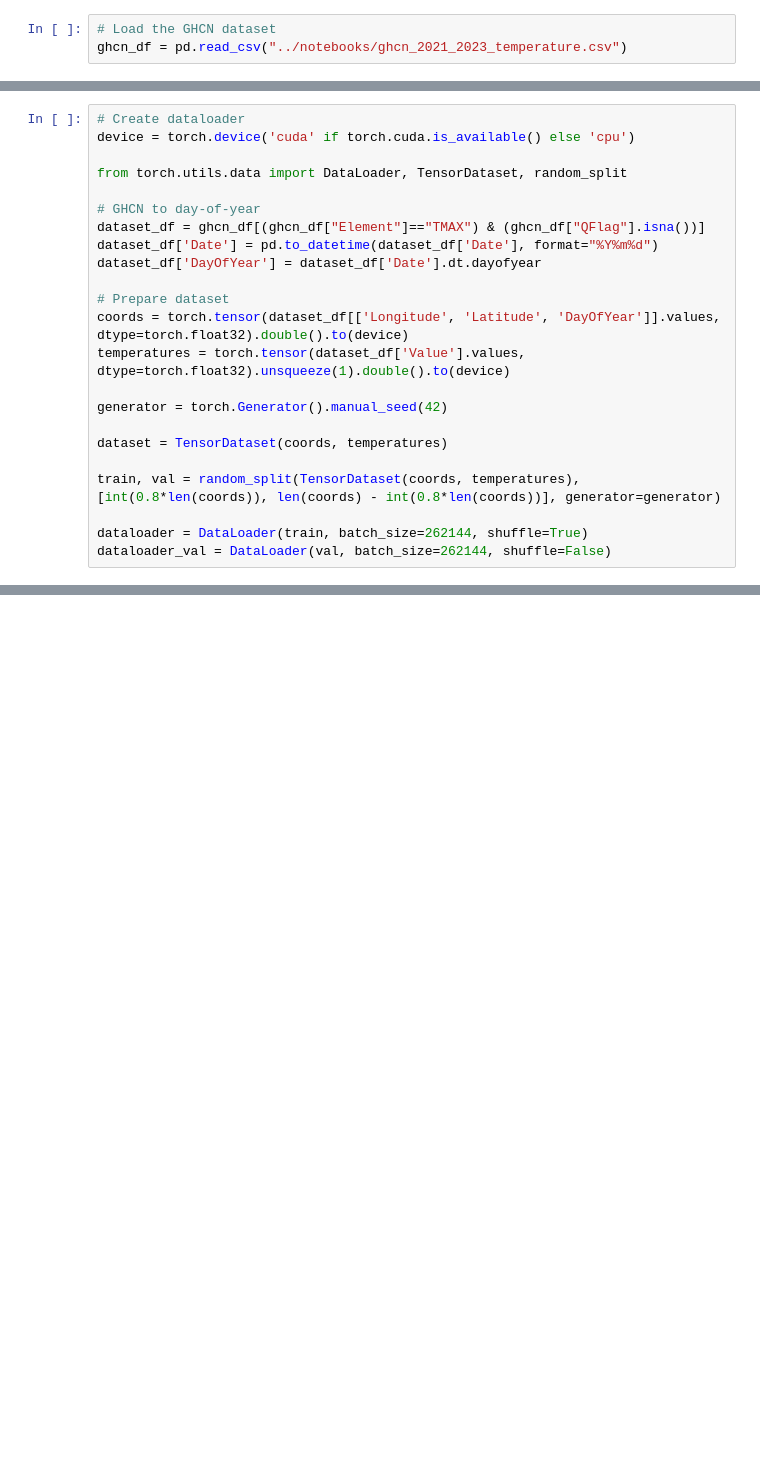
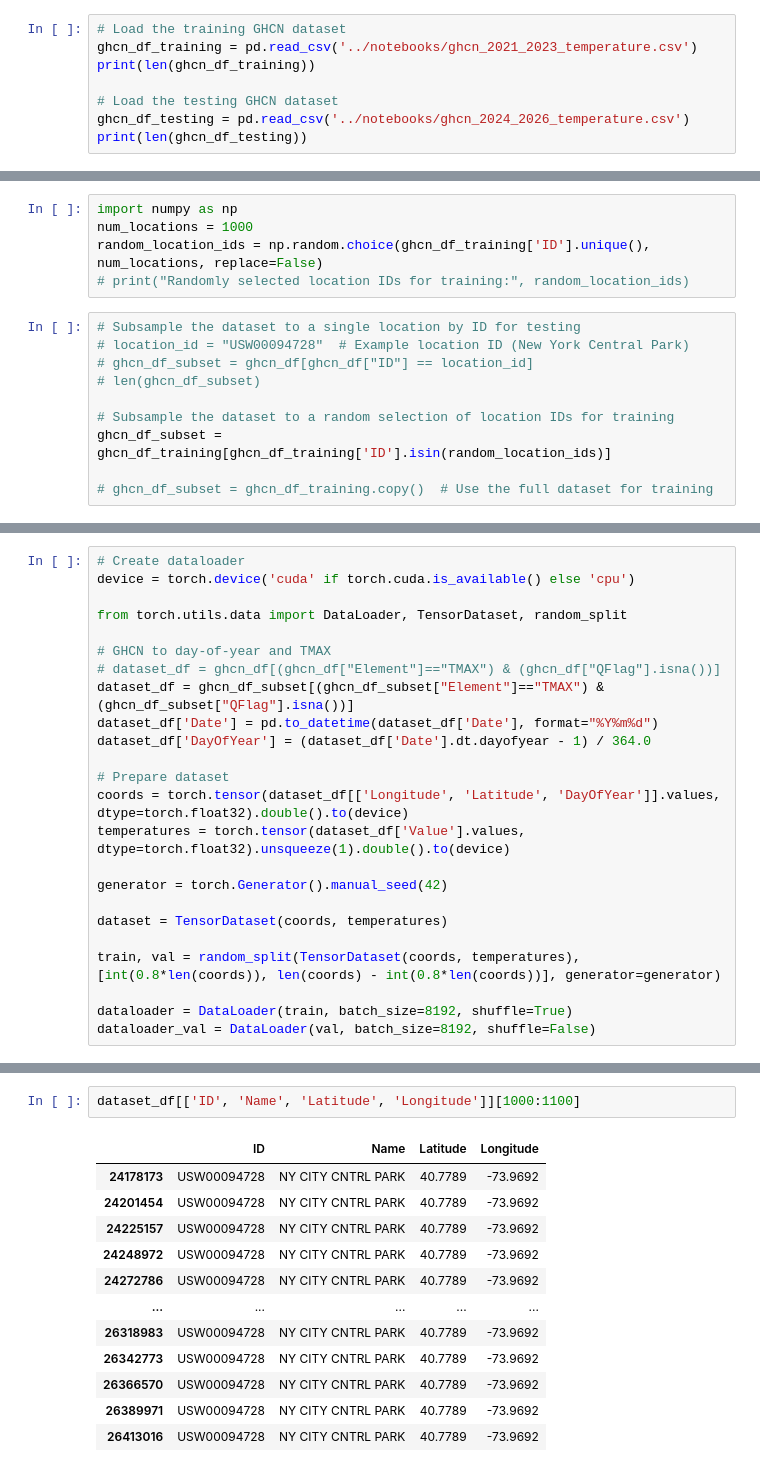
Before and after one commit to arizonat/satclip, a Jupyter notebook: satclip/noaa_ghcn_eval.ipynb, the cells around one changed output, grey strips where cells are left out. Cells and saved outputs as stored; diff of their text form; blank space fills up the shorter version.

Commit message:
Downstream evals on GHCN initial implementations

```diff
--- a/satclip/noaa_ghcn_eval.ipynb
+++ b/satclip/noaa_ghcn_eval.ipynb
@@ -15,6 +25,11 @@ visual_enc = lightning_model.model.visual
 # %% [output]
 using pretrained moco vit16
 # %%
-# Load the GHCN dataset
-ghcn_df = pd.read_csv("../notebooks/ghcn_2021_2023_temperature.csv")
+# Load the training GHCN dataset
+ghcn_df_training = pd.read_csv('../notebooks/ghcn_2021_2023_temperature.csv')
+print(len(ghcn_df_training))
+
+# Load the testing GHCN dataset
+ghcn_df_testing = pd.read_csv('../notebooks/ghcn_2024_2026_temperature.csv')
+print(len(ghcn_df_testing))
 # %% [output]
@@ -47,0 +90,15 @@ class TemperaturePredictor(nn.Module):
+# %%
+import numpy as np
+num_locations = 1000
+random_location_ids = np.random.choice(ghcn_df_training['ID'].unique(), num_locations, replace=False)
+# print("Randomly selected location IDs for training:", random_location_ids)
+# %%
+# Subsample the dataset to a single location by ID for testing
+# location_id = "USW00094728"  # Example location ID (New York Central Park)
+# ghcn_df_subset = ghcn_df[ghcn_df["ID"] == location_id]
+# len(ghcn_df_subset)
+
+# Subsample the dataset to a random selection of location IDs for training
+ghcn_df_subset = ghcn_df_training[ghcn_df_training['ID'].isin(random_location_ids)]
+
+# ghcn_df_subset = ghcn_df_training.copy()  # Use the full dataset for training
@@ -51,10 +139,11 @@ device = torch.device('cuda' if torch.cuda.is_available() else 'cpu')
 
 from torch.utils.data import DataLoader, TensorDataset, random_split
 
-# GHCN to day-of-year
-dataset_df = ghcn_df[(ghcn_df["Element"]=="TMAX") & (ghcn_df["QFlag"].isna())]
+# GHCN to day-of-year and TMAX
+# dataset_df = ghcn_df[(ghcn_df["Element"]=="TMAX") & (ghcn_df["QFlag"].isna())]
+dataset_df = ghcn_df_subset[(ghcn_df_subset["Element"]=="TMAX") & (ghcn_df_subset["QFlag"].isna())]
 dataset_df['Date'] = pd.to_datetime(dataset_df['Date'], format="%Y%m%d")
-dataset_df['DayOfYear'] = dataset_df['Date'].dt.dayofyear
+dataset_df['DayOfYear'] = (dataset_df['Date'].dt.dayofyear - 1) / 364.0
 
 # Prepare dataset
 coords = torch.tensor(dataset_df[['Longitude', 'Latitude', 'DayOfYear']].values, dtype=torch.float32).double().to(device)
@@ -66,8 +155,8 @@ dataset = TensorDataset(coords, temperatures)
 
 train, val = random_split(TensorDataset(coords, temperatures), [int(0.8*len(coords)), len(coords) - int(0.8*len(coords))], generator=generator)
 
-dataloader = DataLoader(train, batch_size=262144, shuffle=True)
-dataloader_val = DataLoader(val, batch_size=262144, shuffle=False)
+dataloader = DataLoader(train, batch_size=8192, shuffle=True)
+dataloader_val = DataLoader(val, batch_size=8192, shuffle=False)
 # %% [output]
 A value is trying to be set on a copy of a slice from a DataFrame.
 Try using .loc[row_indexer,col_indexer] = value instead
@@ -151,0 +331,15 @@ tensor([[96.5283]], device='cuda:0', dtype=torch.float64,
+# %%
+dataset_df[['ID', 'Name', 'Latitude', 'Longitude']][1000:1100]
+# %% [output]
+|  | ID | Name | Latitude | Longitude |
+| 24178173 | USW00094728 | NY CITY CNTRL PARK | 40.7789 | -73.9692 |
+| 24201454 | USW00094728 | NY CITY CNTRL PARK | 40.7789 | -73.9692 |
+| 24225157 | USW00094728 | NY CITY CNTRL PARK | 40.7789 | -73.9692 |
+| 24248972 | USW00094728 | NY CITY CNTRL PARK | 40.7789 | -73.9692 |
+| 24272786 | USW00094728 | NY CITY CNTRL PARK | 40.7789 | -73.9692 |
+| ... | ... | ... | ... | ... |
+| 26318983 | USW00094728 | NY CITY CNTRL PARK | 40.7789 | -73.9692 |
+| 26342773 | USW00094728 | NY CITY CNTRL PARK | 40.7789 | -73.9692 |
+| 26366570 | USW00094728 | NY CITY CNTRL PARK | 40.7789 | -73.9692 |
+| 26389971 | USW00094728 | NY CITY CNTRL PARK | 40.7789 | -73.9692 |
+| 26413016 | USW00094728 | NY CITY CNTRL PARK | 40.7789 | -73.9692 |
```
Also changed, not shown: parts of 26 cells of this notebook, 1 other file.
